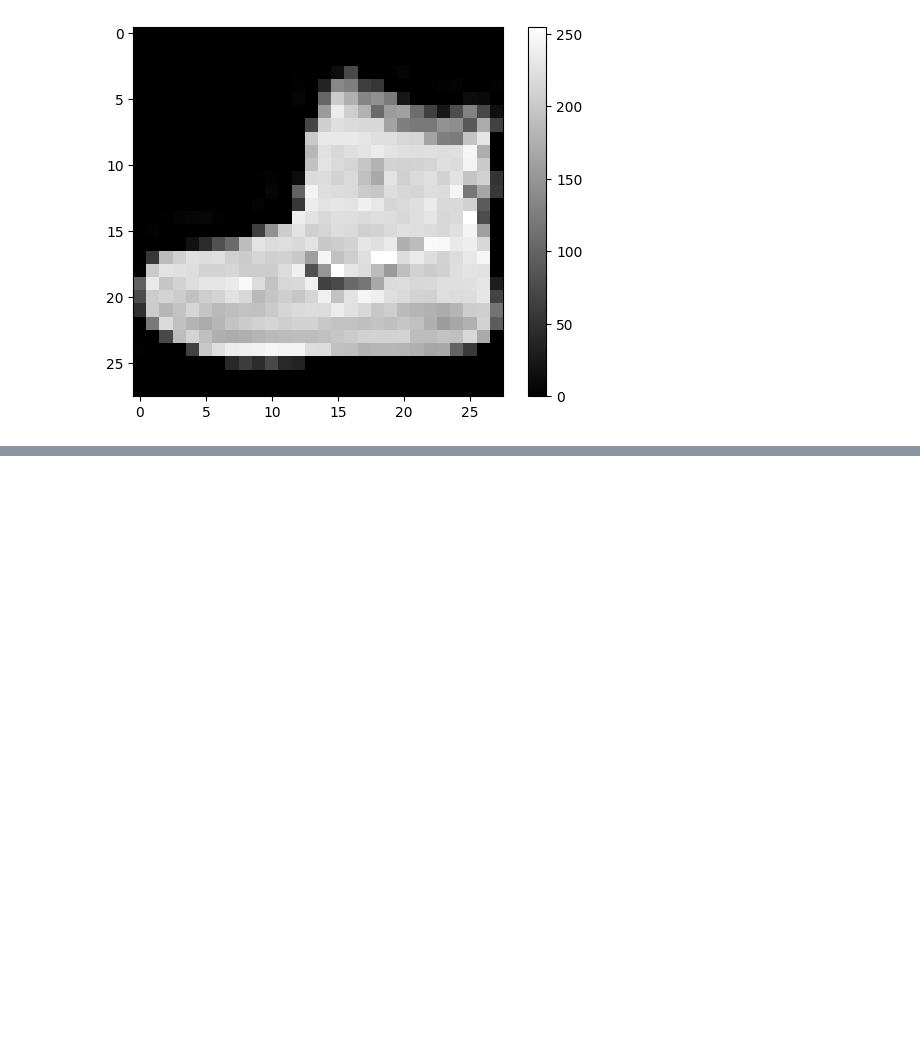
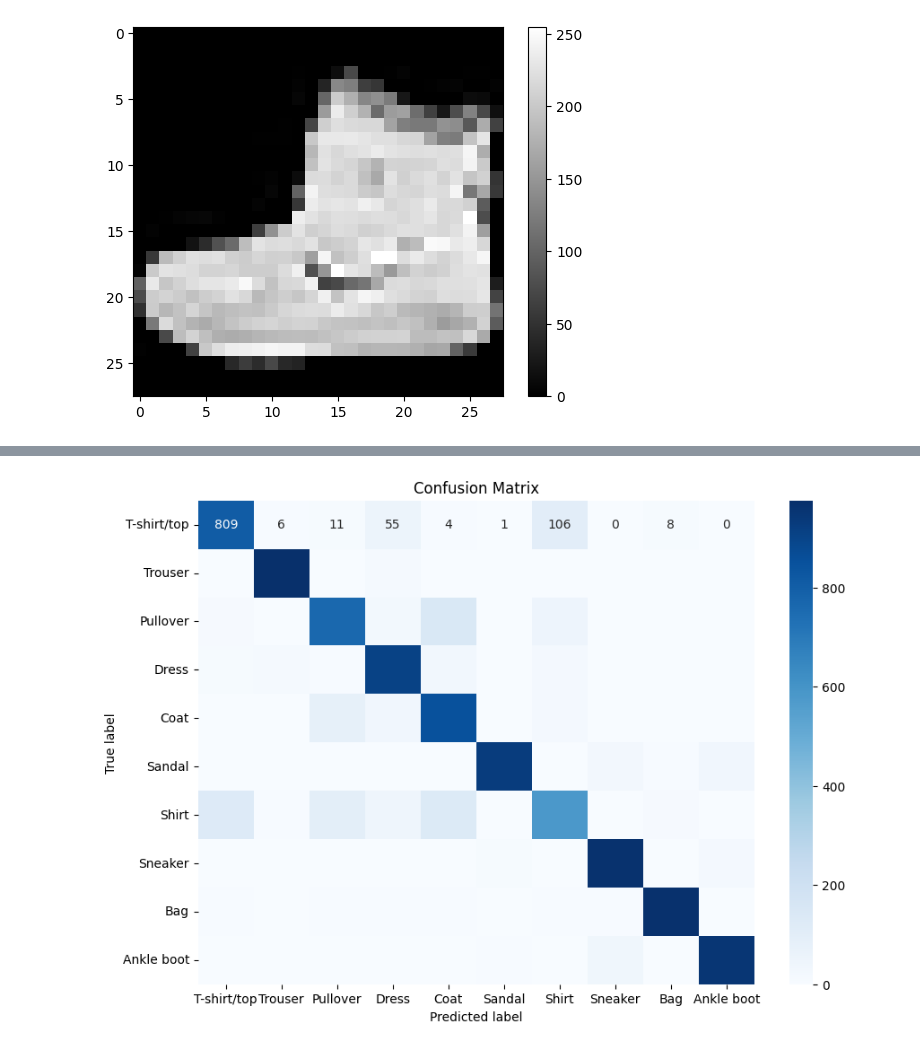
Before and after one commit to sigve10/Machine-Learning-Assignment-3-Group-5, a Jupyter notebook: assignment3.ipynb, the cells around one changed output, grey strips where cells are left out. Cells and saved outputs as stored; diff of their text form; code cells hidden in the pictures; blank space fills up the shorter version.

```diff
--- a/assignment3.ipynb
+++ b/assignment3.ipynb
@@ -38,6 +29,7 @@ test_images = test_images.reshape((test_images.shape[0]), 28, 28, 1)
 # %%
 # creating models for classifying the data and compiling it
 from tensorflow.keras import models, layers, optimizers
+from tensorflow.keras.callbacks import EarlyStopping
 import seaborn as sns
 from sklearn.metrics import confusion_matrix, ConfusionMatrixDisplay
 import numpy as np
@@ -45,16 +37,24 @@ import numpy as np
 # Some of this code is generated by chatGPT, in particular the code for generating a confusion matrix
 
 def train_model(layers):
-    model = tf.keras.Sequential([tf.keras.layers.Input(shape=(28,28)), tf.keras.layers.Flatten()])
-    for neurons in layers:
-        add_layer = tf.keras.layers.Dense(neurons, activation="relu")
-        model.add(add_layer)
+    model = models.Sequential()
+    for layer in layers:
+        model.add(layer)
     model.add(tf.keras.layers.Dense(10, activation="softmax"))
 
-    model.compile(optimizer="adam",
+    model.compile(optimizer=optimizers.Adam(learning_rate=0.001),
                    loss=tf.keras.losses.SparseCategoricalCrossentropy(from_logits=False),
                    metrics=["accuracy"])
-    model.fit(train_images, train_labels, epochs=10)
+
+    early_stopping = EarlyStopping(monitor="val_loss", patience=5, restore_best_weights=True)
+
+    model.fit(
+        train_images,
+        train_labels,
+        epochs=30,
+        validation_data=(test_images, test_labels),
+        callbacks=[early_stopping]
+    )
     test_loss, test_acc = model.evaluate(test_images, test_labels, verbose=2)
     print(f"Test accuracy: {test_acc}")
 
@@ -163,0 +80,8 @@ Test accuracy: 0.8801000118255615
+# %%
+train_model([
+	layers.Input(shape=(28,28)),
+	layers.Flatten(),
+	layers.Dense(64, activation="relu"),
+	layers.Dense(256, activation="relu")
+])
+# %% [output]
@@ -163,0 +105 @@ Test accuracy: 0.8801000118255615
+[figure, added]
```
Also changed, not shown: parts of 11 cells of this notebook.
